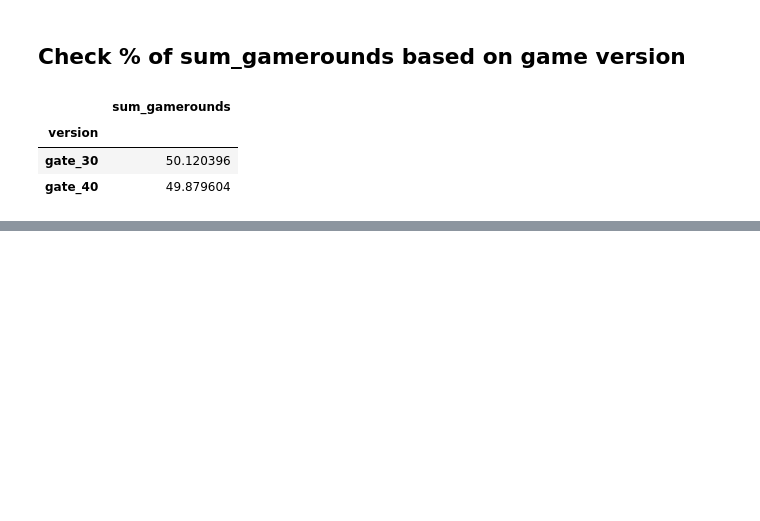
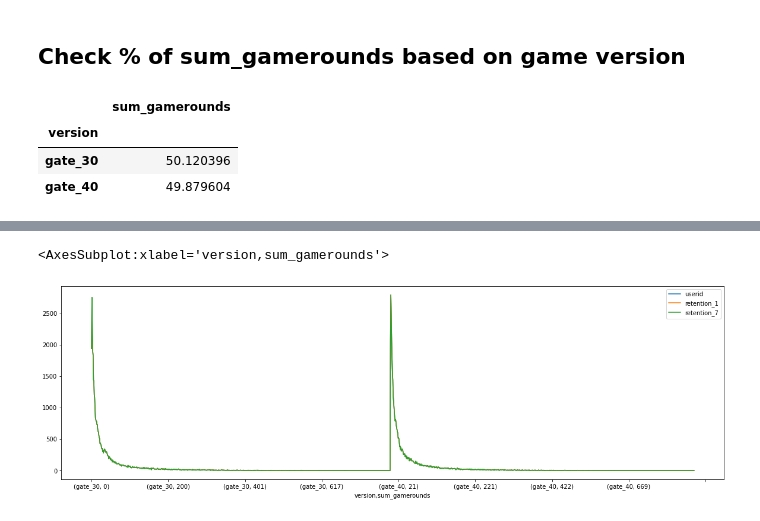
Before and after one commit to Avirvarei/cookie_cats-analysis, a Jupyter notebook: cookie_cats.ipynb, the cells around one changed output, grey strips where cells are left out. Drawn from its saved outputs; the diff is of its cells as text; code cells hidden in the pictures; blank space fills up the shorter version.

Commit message:
Add files via upload
new charts created

```diff
--- a/cookie_cats.ipynb
+++ b/cookie_cats.ipynb
@@ -54,0 +79,2 @@ df.groupby('version').mean()
+# %%
+plot_df = df.groupby(['version', 'sum_gamerounds']).count()
@@ -54,0 +98,5 @@ df.groupby('version').mean()
+# %%
+plot_df.plot(kind = 'line', figsize = (20, 6))
+# %% [output]
+<AxesSubplot:xlabel='version,sum_gamerounds'>
+[figure, added]
```
Also changed, not shown: parts of 14 cells of this notebook.
